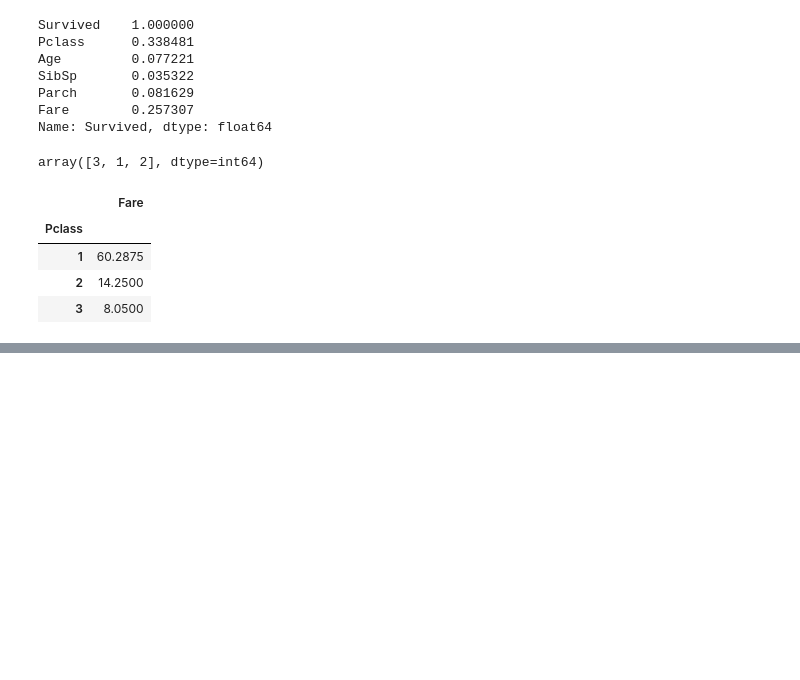
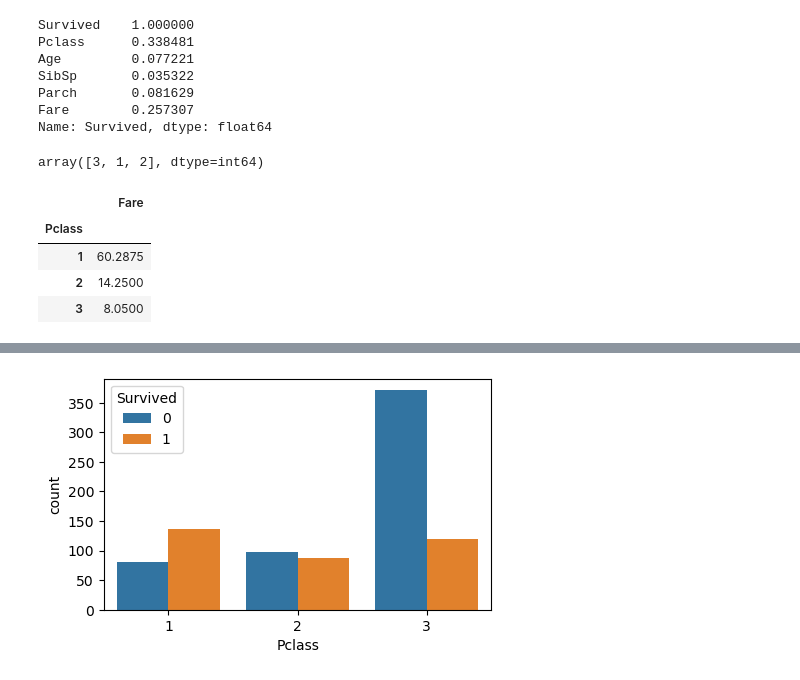
Before and after one commit to truffleToast/Aishool, a Jupyter notebook: Pythonstudy/Machine Learning/ex_05_titanico_분류실습.ipynb, the cells around one changed output, grey strips where cells are left out. Saved outputs shown, nothing was run; the diff lists cells and outputs as text; code cells hidden in the pictures; blank space fills up the shorter version.

```diff
--- a/Pythonstudy/Machine Learning/ex_05_titanico_분류실습.ipynb
+++ b/Pythonstudy/Machine Learning/ex_05_titanico_분류실습.ipynb
@@ -278,0 +580,6 @@ pf.groupby(['Pclass']).median()
+# %%
+plt.figure(figsize=(5,3))
+sns.countplot(data = train, x= 'Pclass',hue='Survived')
+plt.show()
+# %% [output]
+[figure, added]
```
Also changed, not shown: parts of 29 cells of this notebook.
